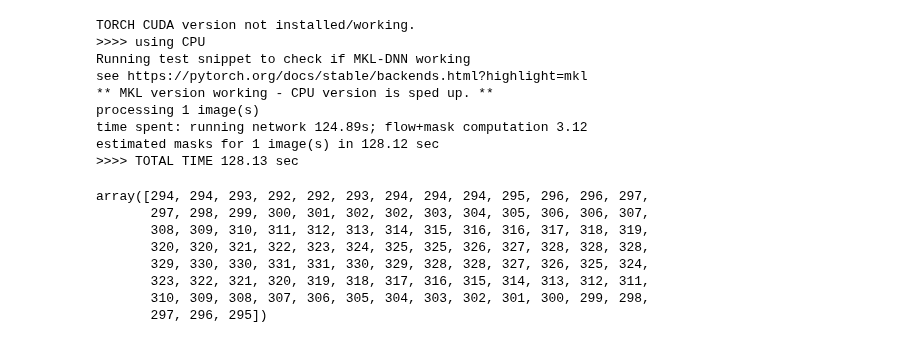
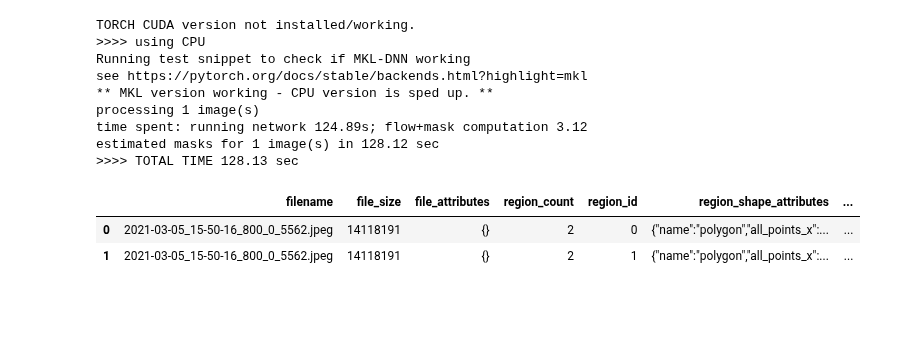
Before and after one commit to danielbarco/malatec, a Jupyter notebook: Notebooks/cell_polygons.ipynb, the cells around one changed output. Cells and saved outputs as stored; diff of their text form; code cells hidden in the pictures; blank space fills up the shorter version.

Commit message:
cell_polygons update

```diff
--- a/Notebooks/cell_polygons.ipynb
+++ b/Notebooks/cell_polygons.ipynb
@@ -118,7 +138,7 @@ time spent: running network 124.89s; flow+mask computation 3.12
 estimated masks for 1 image(s) in 128.12 sec
 >>>> TOTAL TIME 128.13 sec
 # %%
-outlines_ls = outlines_list(masks)
+#outlines_ls = outlines_list(masks)
 
 def outlines_to_x_y(outlines):
     arr_x = []
@@ -128,15 +148,14 @@ def outlines_to_x_y(outlines):
         arr_y.append(cell.flatten()[1::2])
     return arr_x, arr_y
 
-x, y = outlines_to_x_y(outlines_ls)
+#x, y = outlines_to_x_y(outlines_ls)
 
-x[0]
+#len(x)
-# %% [output]
-array([294, 294, 293, 292, 292, 293, 294, 294, 294, 295, 296, 296, 297,
-       297, 298, 299, 300, 301, 302, 302, 303, 304, 305, 306, 306, 307,
-       308, 309, 310, 311, 312, 313, 314, 315, 316, 316, 317, 318, 319,
-       320, 320, 321, 322, 323, 324, 325, 325, 326, 327, 328, 328, 328,
-       329, 330, 330, 331, 331, 330, 329, 328, 328, 327, 326, 325, 324,
-       323, 322, 321, 320, 319, 318, 317, 316, 315, 314, 313, 312, 311,
-       310, 309, 308, 307, 306, 305, 304, 303, 302, 301, 300, 299, 298,
-       297, 296, 295])
+# %%
+via_region = pd.read_csv('../data/vgg_annotations/via_2_region_data.csv')
+via_region_temp = pd.read_csv('../data/vgg_annotations/via_2_region_data.csv')
+via_region
+# %% [output]
+|  | filename | file_size | file_attributes | region_count | region_id | region_shape_attributes | ... |
+| 0 | 2021-03-05_15-50-16_800_0_5562.jpeg | 14118191 | {} | 2 | 0 | {"name":"polygon","all_points_x":... | ... |
+| 1 | 2021-03-05_15-50-16_800_0_5562.jpeg | 14118191 | {} | 2 | 1 | {"name":"polygon","all_points_x":... | ... |
```
Also changed, not shown: parts of 9 cells of this notebook.
